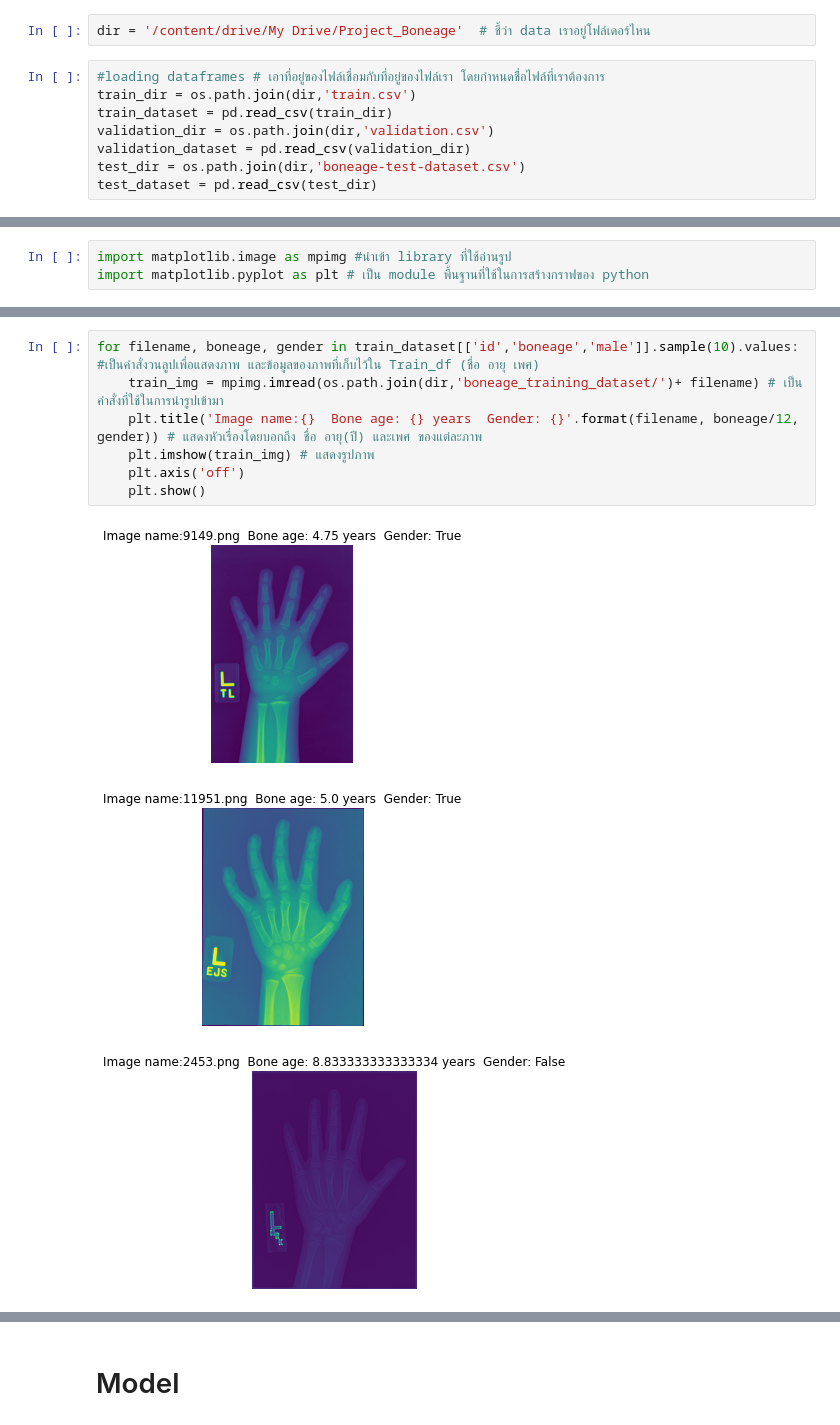
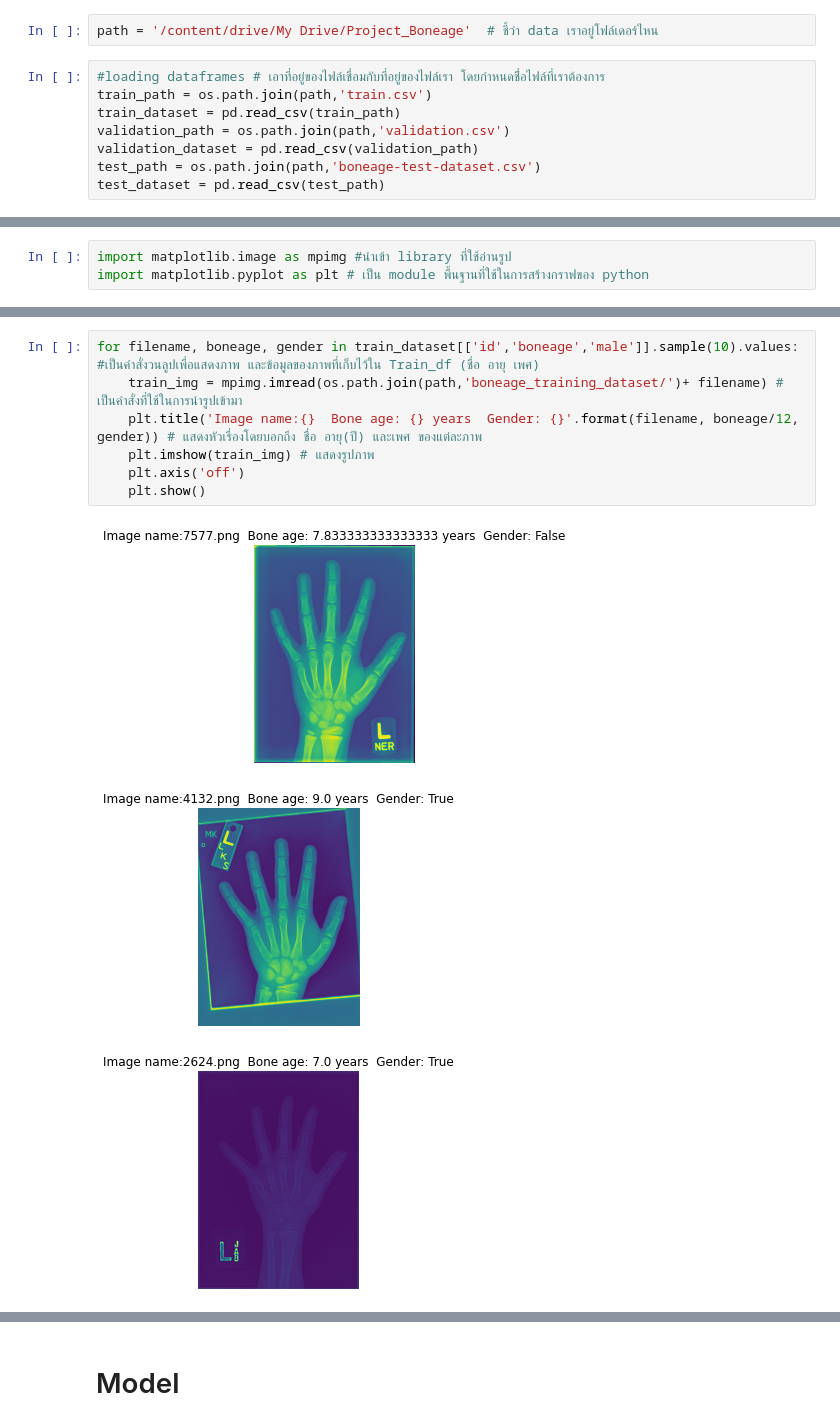
Before and after one commit to kittimaxz/Project_BoneAge, a Jupyter notebook: Model_Regression.ipynb, the cells around one changed output, grey strips where cells are left out. Cells and saved outputs as stored; diff of their text form.

```diff
--- a/Model_Regression.ipynb
+++ b/Model_Regression.ipynb
@@ -50,15 +45,15 @@ Drive already mounted at /content/drive; to attempt to forcibly remount, call dr
 # %%
 import os # os จัดการเกี่ยวกับไฟล์ต่างๆ ในโฟล์เดอร์
 # %%
-dir = '/content/drive/My Drive/Project_Boneage'  # ชี้ว่า data เราอยู่โฟล์เดอร์ไหน
+path = '/content/drive/My Drive/Project_Boneage'  # ชี้ว่า data เราอยู่โฟล์เดอร์ไหน
 # %%
 #loading dataframes # เอาที่อยู่ของไฟล์เชื่อมกับที่อยู่ของไฟล์เรา โดยกำหนดชื่่อไฟล์ที่เราต้องการ
-train_dir = os.path.join(dir,'train.csv')
-train_dataset = pd.read_csv(train_dir)
-validation_dir = os.path.join(dir,'validation.csv')
-validation_dataset = pd.read_csv(validation_dir)
-test_dir = os.path.join(dir,'boneage-test-dataset.csv')
-test_dataset = pd.read_csv(test_dir)
+train_path = os.path.join(path,'train.csv')
+train_dataset = pd.read_csv(train_path)
+validation_path = os.path.join(path,'validation.csv')
+validation_dataset = pd.read_csv(validation_path)
+test_path = os.path.join(path,'boneage-test-dataset.csv')
+test_dataset = pd.read_csv(test_path)
 # %%
 train_dataset
 # %% [output]
@@ -134,11 +127,11 @@ import shutil
 # %%
 for filename, boneage, gender in train_dataset[['id','boneage','male']].sample(10).values: #เป็นคำสั่งวนลูปเพื่อแสดงภาพ และข้อมูลของภาพที่เก็บไว้ใน Train_df (ชื่อ อายุ เพศ)
-    train_img = mpimg.imread(os.path.join(dir,'boneage_training_dataset/')+ filename) # เป็นคำสั่งที่ใช้ในการนำรูปเข้ามา
+    train_img = mpimg.imread(os.path.join(path,'boneage_training_dataset/')+ filename) # เป็นคำสั่งที่ใช้ในการนำรูปเข้ามา
     plt.title('Image name:{}  Bone age: {} years  Gender: {}'.format(filename, boneage/12, gender)) # แสดงหัวเรื่องโดยบอกถึง ชื่อ อายุ(ปี) และเพศ ของแต่ละภาพ
     plt.imshow(train_img) # แสดงรูปภาพ
     plt.axis('off')
     plt.show()
 # %% [output]
-[figure, old version]
+[figure, new version]
-[figure, old version]
+[figure, new version]
-[figure, old version]
+[figure, new version]
```
Also changed, not shown: parts of 35 cells of this notebook.
